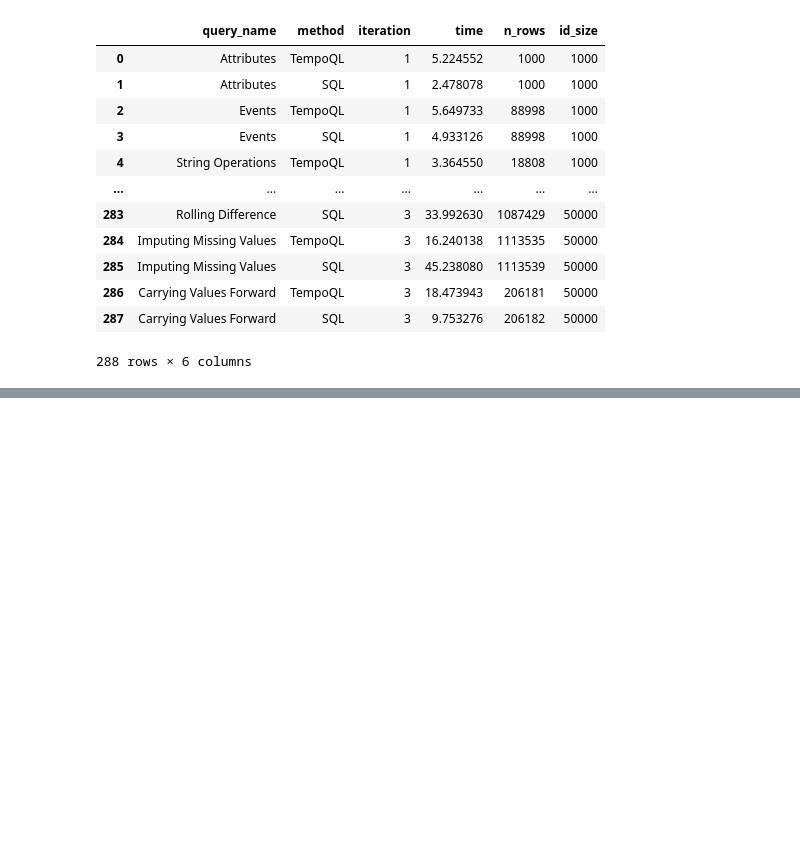
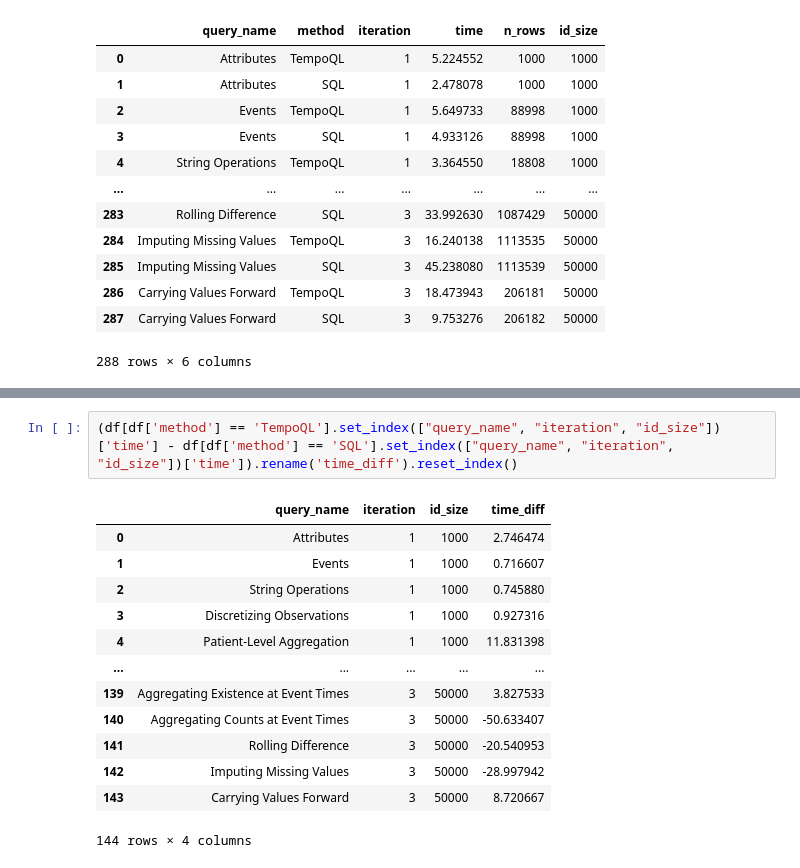
Before and after one commit to cmudig/tempo-ql, a Jupyter notebook: performance_eval/analyze_results.ipynb, the cells around one changed output, grey strips where cells are left out. Drawn from its saved outputs; the diff is of its cells as text; blank space fills up the shorter version.

```diff
--- a/performance_eval/analyze_results.ipynb
+++ b/performance_eval/analyze_results.ipynb
@@ -60,0 +85,16 @@ chart = alt.Chart(grouped_df)
+# %%
+(df[df['method'] == 'TempoQL'].set_index(["query_name", "iteration", "id_size"])['time'] - df[df['method'] == 'SQL'].set_index(["query_name", "iteration", "id_size"])['time']).rename('time_diff').reset_index()
+# %% [output]
+|  | query_name | iteration | id_size | time_diff |
+| 0 | Attributes | 1 | 1000 | 2.746474 |
+| 1 | Events | 1 | 1000 | 0.716607 |
+| 2 | String Operations | 1 | 1000 | 0.745880 |
+| 3 | Discretizing Observations | 1 | 1000 | 0.927316 |
+| 4 | Patient-Level Aggregation | 1 | 1000 | 11.831398 |
+| ... | ... | ... | ... | ... |
+| 139 | Aggregating Existence at Event Times | 3 | 50000 | 3.827533 |
+| 140 | Aggregating Counts at Event Times | 3 | 50000 | -50.633407 |
+| 141 | Rolling Difference | 3 | 50000 | -20.540953 |
+| 142 | Imputing Missing Values | 3 | 50000 | -28.997942 |
+| 143 | Carrying Values Forward | 3 | 50000 | 8.720667 |
+144 rows × 4 columns
```
Also changed, not shown: parts of 3 cells of this notebook.
